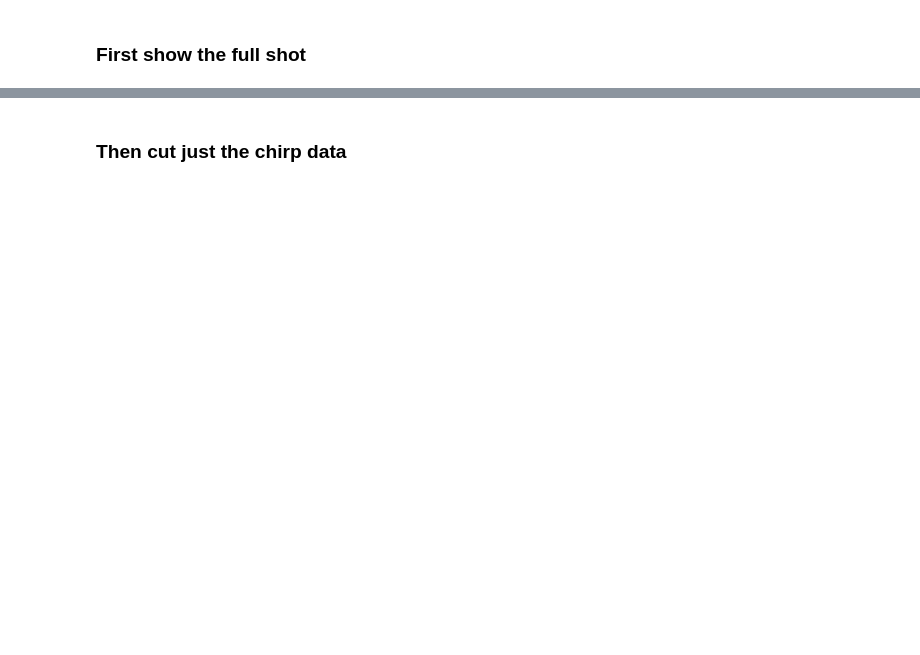
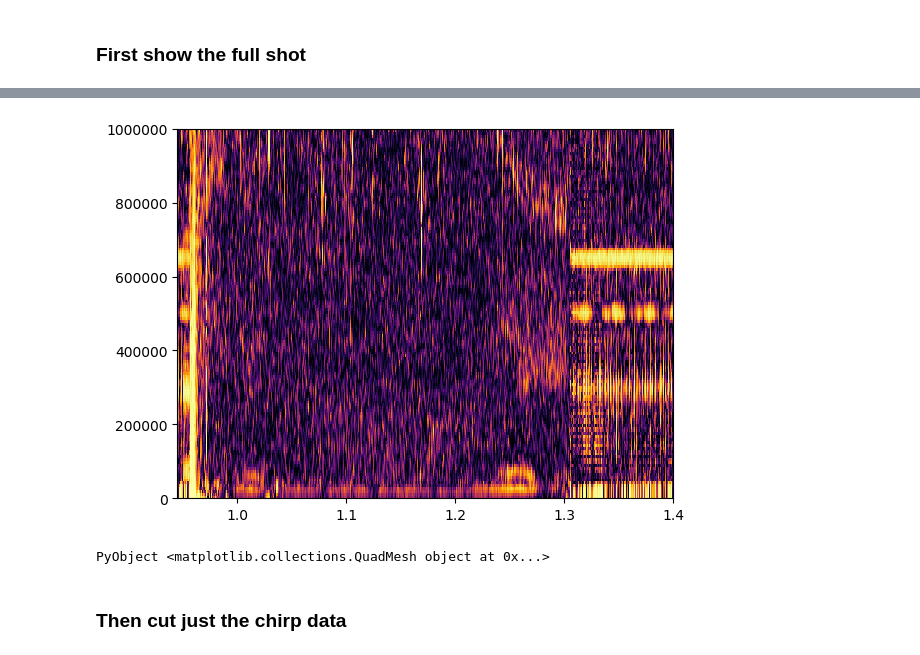
Before and after one commit to vitskvara/AlfvenDetectors.jl, a Jupyter notebook: notebooks/label_patches.ipynb, the cells around one changed output, grey strips where cells are left out. Saved outputs shown, nothing was run; the diff lists cells and outputs as text; code cells hidden in the pictures; blank space fills up the shorter version.

```diff
--- a/notebooks/label_patches.ipynb
+++ b/notebooks/label_patches.ipynb
@@ -34,3 +68,12 @@ pcolormesh(t,f,data,cmap=cmap)
+# %%
+mscfile = "/home/vit/vyzkum/alfven/cdb_data/data_sample/Jldata$(shotno).h5"
+mscdata = AlfvenDetectors.readmscamp(mscfile, 12; memorysafe=true);
+tmsc = AlfvenDetectors.readtcoh(mscfile; memorysafe=true)
+fmsc = AlfvenDetectors.readfcoh(mscfile; memorysafe=true)
+pcolormesh(tmsc, fmsc, mscdata, cmap=cmap)
+# %% [output]
+[figure, added]
+PyObject <matplotlib.collections.QuadMesh object at 0x...>
 # %% [markdown]
 ### Then cut just the chirp data
 # %%
```
Also changed, not shown: parts of 13 cells of this notebook, 3 other files.
